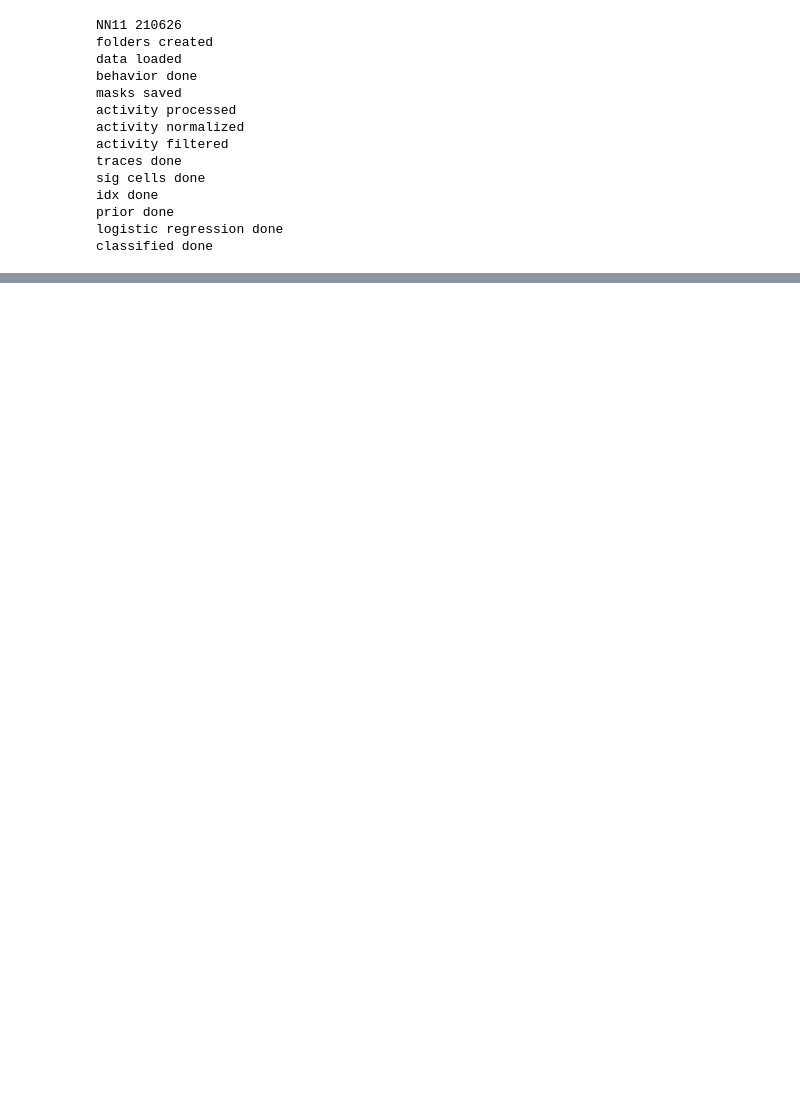
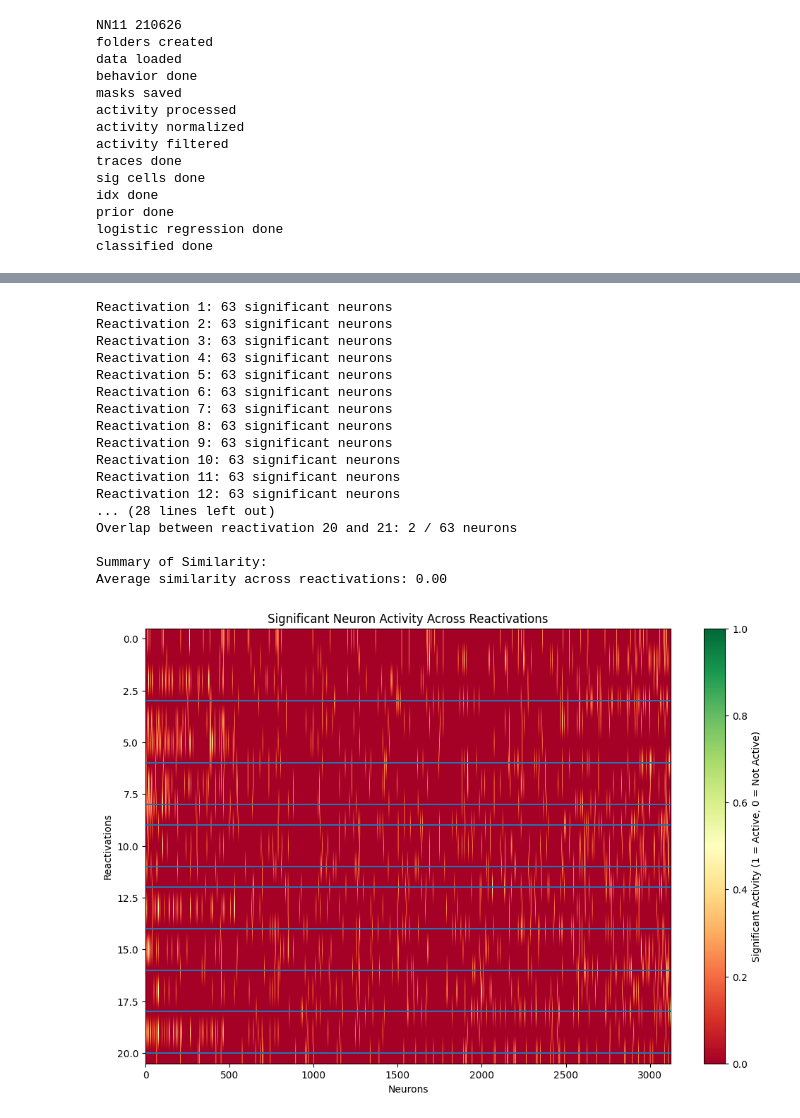
Before and after one commit to LheaLhea/representation_drift, a Jupyter notebook: drift_prediction1.ipynb, the cells around one changed output, grey strips where cells are left out. Cells and saved outputs as stored; diff of their text form; code cells hidden in the pictures; blank space fills up the shorter version.

```diff
--- a/drift_prediction1.ipynb
+++ b/drift_prediction1.ipynb
@@ -614,0 +569,59 @@ plt.show()
+# %%
+def plot_significant_neurons(significant_neurons_list, total_neurons):
+    """
+    Plot a reactivation x neuron grid where each square is green if the neuron
+    is significantly active during a reactivation, and red otherwise.
+
+    Parameters:
+    - significant_neurons_list: List of sets containing significantly active neuron indices per reactivation.
+    - total_neurons: Total number of neurons in the dataset.
+    """
+    reactivations = len(significant_neurons_list)
+
+    # Create a binary matrix for visualization
+    activity_matrix = np.zeros((reactivations, total_neurons))
+
+    for i, significant_neurons in enumerate(significant_neurons_list):
+        activity_matrix[i, list(significant_neurons)] = 1  # Mark active neurons as 1
+
+    # Plot the activity matrix
+    plt.figure(figsize=(12, 8))
+    plt.imshow(activity_matrix, cmap='RdYlGn', aspect='auto')
+    plt.colorbar(label='Significant Activity (1 = Active, 0 = Not Active)')
+    plt.axhline(3)
+    plt.axhline(6)
+    plt.axhline(8)
+    plt.axhline(9)
+    plt.axhline(11)
+    plt.axhline(11)
+    plt.axhline(12)
+    plt.axhline(14)
+    plt.axhline(16)
+    plt.axhline(18)
+    plt.axhline(20)
+    plt.xlabel('Neurons')
+    plt.ylabel('Reactivations')
+    plt.title('Significant Neuron Activity Across Reactivations')
+    plt.show()
+# %%
+significant_neurons_list_r1 = analyze_significant_neurons(mean_activity_r_1, trials=21)
+plot_significant_neurons(significant_neurons_list_r1, total_neurons=mean_activity_r_1.shape[1])
+# %% [output]
+Reactivation 1: 63 significant neurons
+Reactivation 2: 63 significant neurons
+Reactivation 3: 63 significant neurons
+Reactivation 4: 63 significant neurons
+Reactivation 5: 63 significant neurons
+Reactivation 6: 63 significant neurons
+Reactivation 7: 63 significant neurons
+Reactivation 8: 63 significant neurons
+Reactivation 9: 63 significant neurons
+Reactivation 10: 63 significant neurons
+Reactivation 11: 63 significant neurons
+Reactivation 12: 63 significant neurons
+... (28 lines left out)
+Overlap between reactivation 20 and 21: 2 / 63 neurons
+
+Summary of Similarity:
+Average similarity across reactivations: 0.00
+[figure, added]
```
Also changed, not shown: parts of 22 cells of this notebook.
